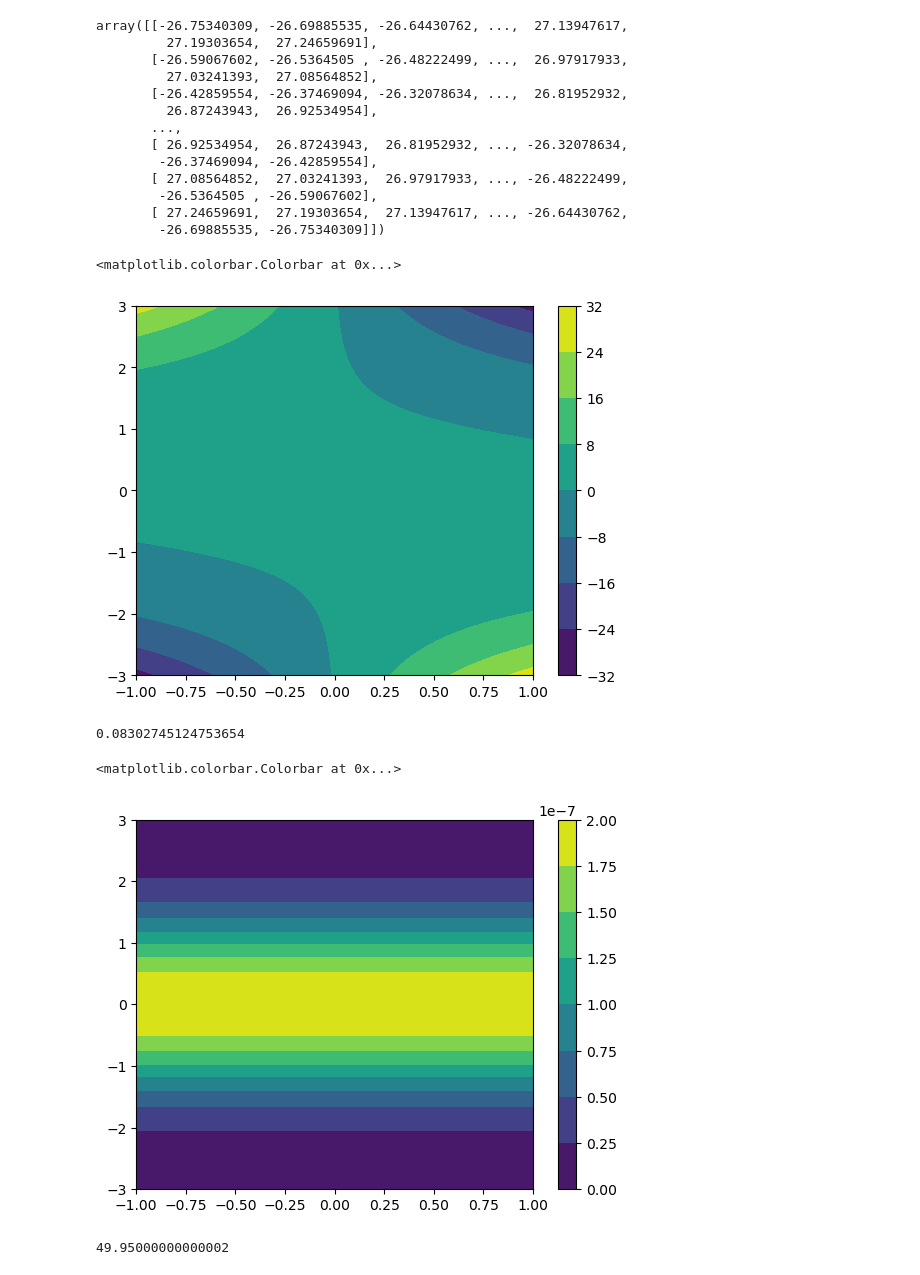
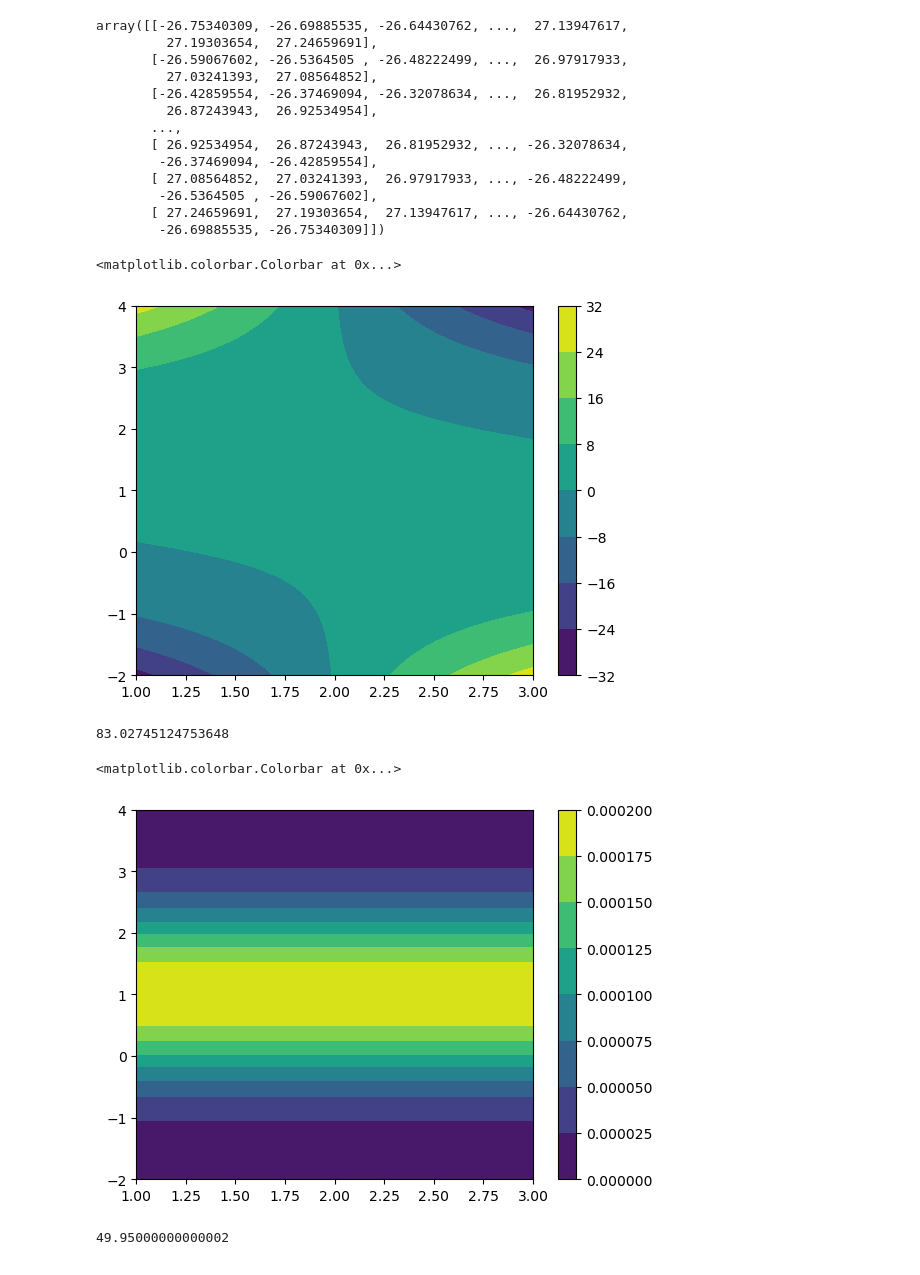
Before and after one commit to NiklasSchaaf/UQ_2023, a Jupyter notebook: homework_4/hw_nik.ipynb, the cells around one changed output. Cells and saved outputs as stored; diff of their text form; code cells hidden in the pictures.

```diff
--- a/homework_4/hw_nik.ipynb
+++ b/homework_4/hw_nik.ipynb
@@ -194,23 +195,23 @@ array([[-26.75340309, -26.69885535, -26.64430762, ...,  27.13947617,
        [ 27.24659691,  27.19303654,  27.13947617, ..., -26.64430762,
         -26.69885535, -26.75340309]])
 # %%
-plt.contourf(X,Y,Zp)
+plt.contourf((X+2),(Y+1),Zp)
 plt.colorbar()
 # %% [output]
 <matplotlib.colorbar.Colorbar at 0x...>
-[figure, old version]
+[figure, new version]
 # %%
 pZ = 1/2 * np.ones(Zf.shape)
-pZ = np.multiply(normal_pdf(Y), pZ) /(len(X)*len(Y))
+pZ = np.multiply(normal_pdf(Y), pZ) /(len(Y))
 np.sum(pZ)
 # %% [output]
-0.08302745124753654
+83.02745124753648
 # %%
-plt.contourf(X,Y,pZ)
+plt.contourf((X+2),(Y+1),pZ)
 plt.colorbar()
 # %% [output]
 <matplotlib.colorbar.Colorbar at 0x...>
-[figure, old version]
+[figure, new version]
 # %%
 np.sum(normal_pdf(np.linspace(-10,10,1000)))
 # %% [output]
```
Also changed, not shown: parts of 7 cells of this notebook.
